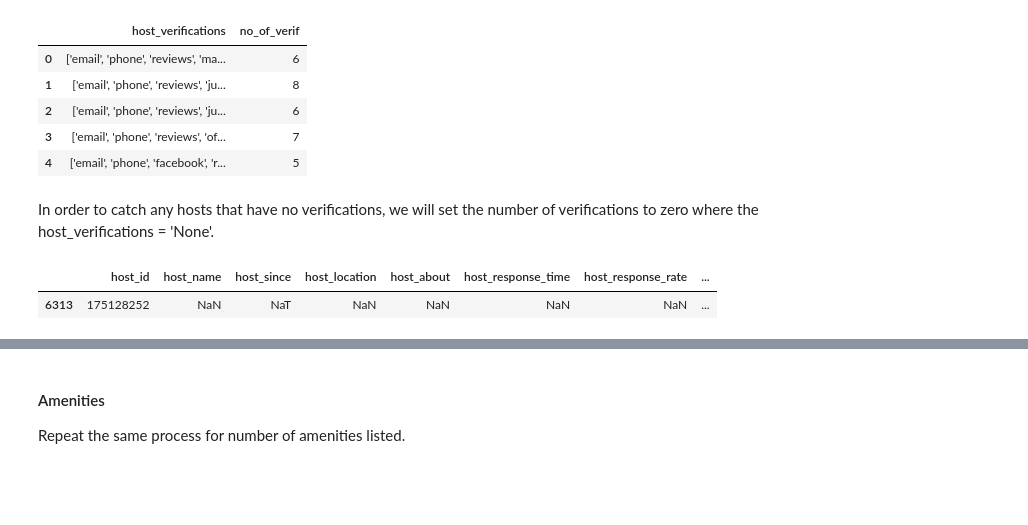
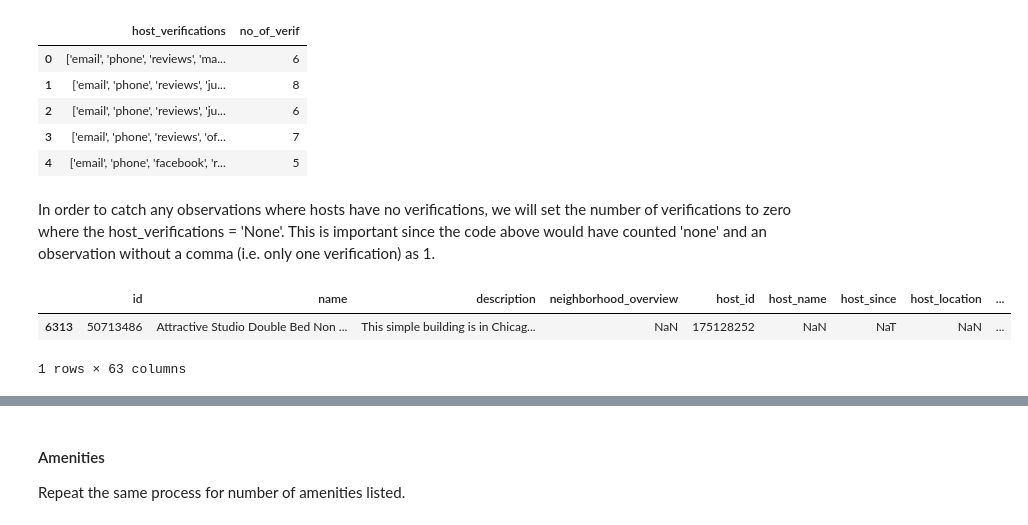
Before and after one commit to Summer-luna/Fall2021-IST5520-Group5, a Jupyter notebook: Data Manipulation.ipynb, the cells around one changed output, grey strips where cells are left out. Drawn from its saved outputs; the diff is of its cells as text; code cells hidden in the pictures; blank space fills up the shorter version.

```diff
--- a/Data Manipulation.ipynb
+++ b/Data Manipulation.ipynb
@@ -101,12 +149,9 @@ dat['host_acceptance_rate'] = dat['host_acceptance_rate'].str.replace(r'(\D)',''
 # %%
 # Map superhost column to boolean values
 
-# Need to check this, I think empty values are converted to False:
-dat['host_is_superhost'] = dat['host_is_superhost'].map({'t':True,'f':False}).astype('bool')
-
-# These do not convert to boolean, but keeps the empty/nan values:
-dat['host_has_profile_pic'] = dat['host_has_profile_pic'].map({'t':True,'f':False})
-dat['host_identity_verified'] = dat['host_identity_verified'].map({'t':True,'f':False})
+dat['host_is_superhost'] = dat['host_is_superhost'].map({'t':1,'f':0}).astype('float')
+dat['host_has_profile_pic'] = dat['host_has_profile_pic'].map({'t':1,'f':0}).astype('float')
+dat['host_identity_verified'] = dat['host_identity_verified'].map({'t':1,'f':0}).astype('float')
 # %%
 dat['host_is_superhost'].unique()
 # %% [output]
@@ -177 +196,3 @@ memory usage: 2.4+ MB
+# %%
+dat = dat.drop(['license'], axis=1)
 # %% [markdown]
@@ -241,5 +262,6 @@ Here we can see there are four categories for the response time.  Let's define a
  * 'within a day' = 24 hours
  * 'a few days or more' = 48 hours
 # %%
-host_dat['host_response_time_float'] = host_dat['host_response_time'].map({'within an hour':1,'within a few hours':5,
+dat['host_response_time_float'] = dat['host_response_time'].map({'within an hour':1,'within a few hours':5,
                                                            'within a day':24,'a few days or more':48}).astype(np.float32)
+dat['host_response_time_float'].unique()
@@ -252,6 +285,6 @@ We can see that the verifications are separated by a comma, so we will use this
 # %%
-host_dat['no_of_verif'] = host_dat['host_verifications'].str.count(r',') + 1
-host_dat.loc[:, ['host_verifications','no_of_verif']].head()
+dat['no_of_verif'] = dat['host_verifications'].str.count(r',') + 1
+dat.loc[:, ['host_verifications','no_of_verif']].head()
 # %% [output]
 |  | host_verifications | no_of_verif |
 | 0 | ['email', 'phone', 'reviews', 'ma... | 6 |
@@ -260,11 +293,12 @@ host_dat.loc[:, ['host_verifications','no_of_verif']].head()
 | 3 | ['email', 'phone', 'reviews', 'of... | 7 |
 | 4 | ['email', 'phone', 'facebook', 'r... | 5 |
 # %% [markdown]
-In order to catch any hosts that have no verifications, we will set the number of verifications to zero where the host_verifications = 'None'.
+In order to catch any observations where hosts have no verifications, we will set the number of verifications to zero where the host_verifications = 'None'.  This is important since the code above would have counted 'none' and an observation without a comma (i.e. only one verification) as 1.
 # %%
-host_dat['no_of_verif'] = np.where(host_dat['host_verifications'] == 'None', 0, host_dat['no_of_verif'])
-host_dat[host_dat['no_of_verif'] == 0]
+dat['no_of_verif'] = np.where(dat['host_verifications'] == 'None', 0, dat['no_of_verif'])
+dat[dat['no_of_verif'] == 0]
 # %% [output]
-|  | host_id | host_name | host_since | host_location | host_about | host_response_time | host_response_rate | ... |
-| 6313 | 175128252 | NaN | NaT | NaN | NaN | NaN | NaN | ... |
+|  | id | name | description | neighborhood_overview | host_id | host_name | host_since | host_location | ... |
+| 6313 | 50713486 | Attractive Studio Double Bed Non ... | This simple building is in Chicag... | NaN | 175128252 | NaN | NaT | NaN | ... |
+1 rows × 63 columns
 # %%
```
Also changed, not shown: parts of 63 cells of this notebook, 1 other file.
